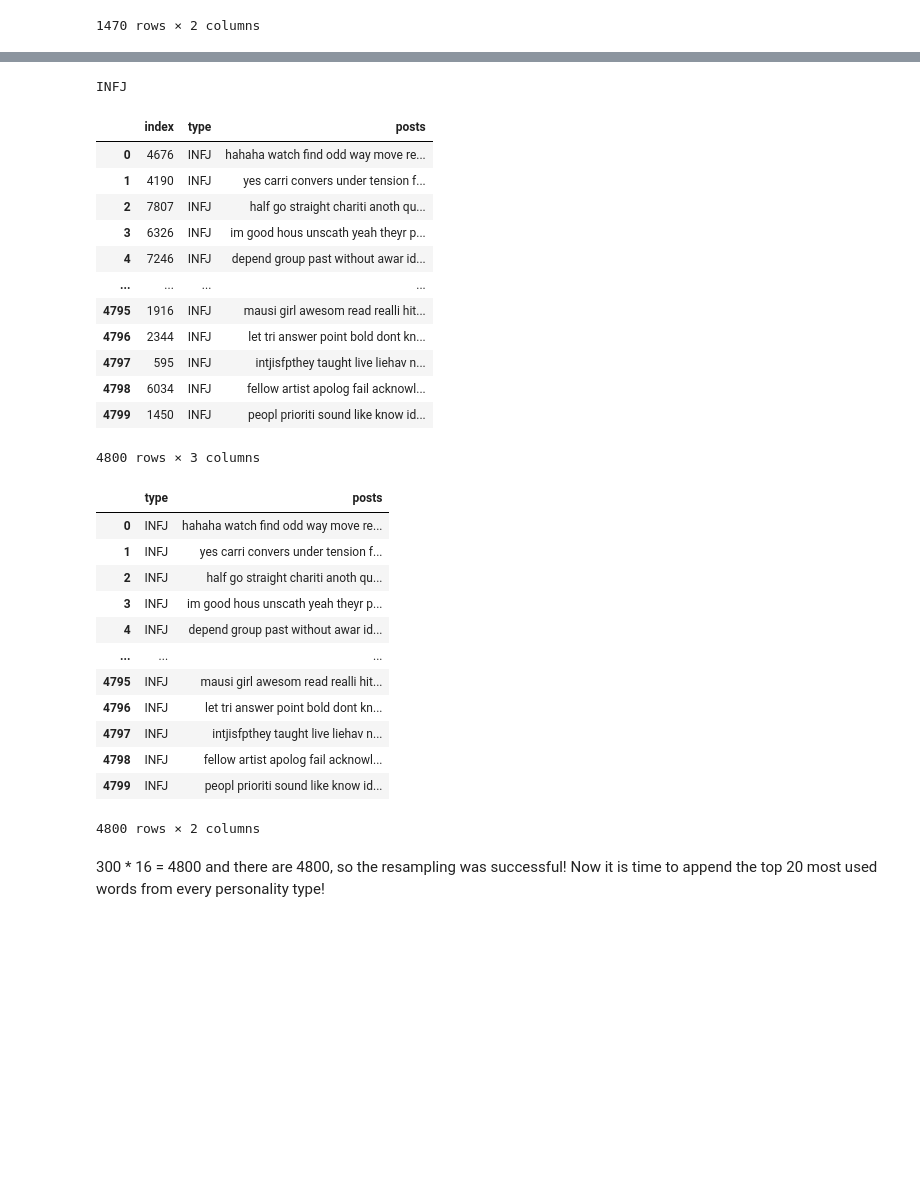
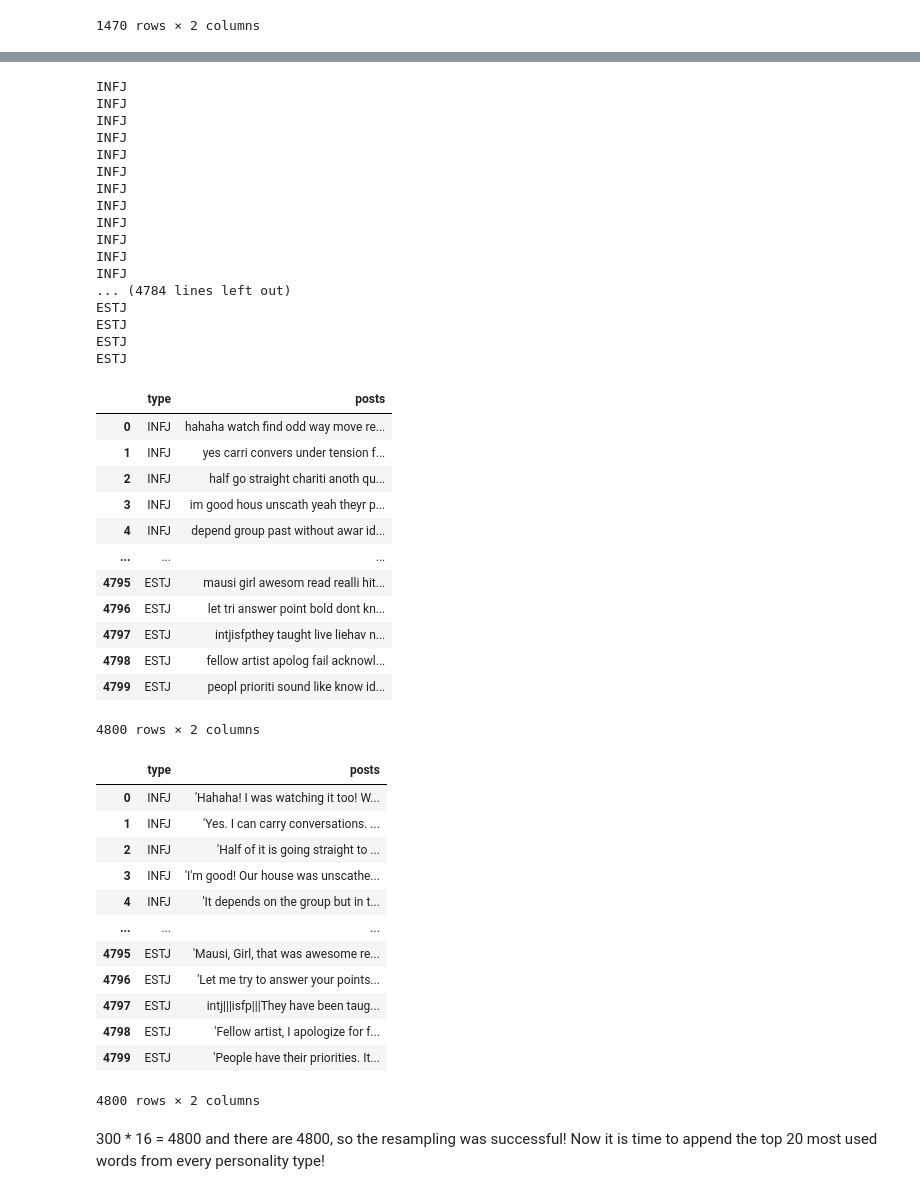
Before and after one commit to MikeDub1/TinderCloneWithML, a Jupyter notebook: BackEndStuff/AI/PreprocessingPersonalityClassifier-Ciara.ipynb, the cells around one changed output, grey strips where cells are left out. Cells and saved outputs as stored; diff of their text form; code cells hidden in the pictures; blank space fills up the shorter version.

```diff
--- a/BackEndStuff/AI/PreprocessingPersonalityClassifier-Ciara.ipynb
+++ b/BackEndStuff/AI/PreprocessingPersonalityClassifier-Ciara.ipynb
@@ -482,55 +498,73 @@ df_resampled = df_resampled.reset_index()
 # %%
 def preprocess_df(df_personality):
 
     length = len(df_personality.index)
-    personality = df_personality.at[0, 'type']
-    print(personality)
+
 
     for post in range(length):
         entry = df_personality['posts'].iloc[post]
+        personality = df_personality['type'].iloc[post]
+        print(personality)
+
         p_entry = preprocess(entry)
 
 
 
         df_personality.at[post,'posts'] = p_entry
         df_personality.at[post, 'type'] = personality
 
 
     return df_personality
 
 df_resampled = preprocess_df(df_resampled)
 df_resampled
 # %% [output]
 INFJ
+INFJ
+INFJ
+INFJ
+INFJ
+INFJ
+INFJ
+INFJ
+INFJ
+INFJ
+INFJ
+INFJ
+... (4784 lines left out)
+ESTJ
+ESTJ
+ESTJ
+ESTJ
-|  | index | type | posts |
-| 0 | 4676 | INFJ | hahaha watch find odd way move re... |
-| 1 | 4190 | INFJ | yes carri convers under tension f... |
-| 2 | 7807 | INFJ | half go straight chariti anoth qu... |
-| 3 | 6326 | INFJ | im good hous unscath yeah theyr p... |
-| 4 | 7246 | INFJ | depend group past without awar id... |
-| ... | ... | ... | ... |
-| 4795 | 1916 | INFJ | mausi girl awesom read realli hit... |
-| 4796 | 2344 | INFJ | let tri answer point bold dont kn... |
-| 4797 | 595 | INFJ | intjisfpthey taught live liehav n... |
-| 4798 | 6034 | INFJ | fellow artist apolog fail acknowl... |
-| 4799 | 1450 | INFJ | peopl prioriti sound like know id... |
+|  | type | posts |
+| 0 | INFJ | hahaha watch find odd way move re... |
+| 1 | INFJ | yes carri convers under tension f... |
+| 2 | INFJ | half go straight chariti anoth qu... |
+| 3 | INFJ | im good hous unscath yeah theyr p... |
+| 4 | INFJ | depend group past without awar id... |
+| ... | ... | ... |
+| 4795 | ESTJ | mausi girl awesom read realli hit... |
+| 4796 | ESTJ | let tri answer point bold dont kn... |
+| 4797 | ESTJ | intjisfpthey taught live liehav n... |
+| 4798 | ESTJ | fellow artist apolog fail acknowl... |
+| 4799 | ESTJ | peopl prioriti sound like know id... |
-4800 rows × 3 columns
+4800 rows × 2 columns
 # %%
 df_resampled = df_resampled.drop(['index'], axis=1)
 df_resampled
 # %% [output]
 |  | type | posts |
-| 0 | INFJ | hahaha watch find odd way move re... |
-| 1 | INFJ | yes carri convers under tension f... |
-| 2 | INFJ | half go straight chariti anoth qu... |
-| 3 | INFJ | im good hous unscath yeah theyr p... |
-| 4 | INFJ | depend group past without awar id... |
+| 0 | INFJ | 'Hahaha! I was watching it too! W... |
+| 1 | INFJ | 'Yes. I can carry conversations. ... |
+| 2 | INFJ | 'Half of it is going straight to ... |
+| 3 | INFJ | 'I'm good! Our house was unscathe... |
+| 4 | INFJ | 'It depends on the group but in t... |
 | ... | ... | ... |
-| 4795 | INFJ | mausi girl awesom read realli hit... |
-| 4796 | INFJ | let tri answer point bold dont kn... |
-| 4797 | INFJ | intjisfpthey taught live liehav n... |
-| 4798 | INFJ | fellow artist apolog fail acknowl... |
-| 4799 | INFJ | peopl prioriti sound like know id... |
+| 4795 | ESTJ | 'Mausi, Girl, that was awesome re... |
+| 4796 | ESTJ | 'Let me try to answer your points... |
+| 4797 | ESTJ | intj|||isfp|||They have been taug... |
+| 4798 | ESTJ | 'Fellow artist, I apologize for f... |
+| 4799 | ESTJ | 'People have their priorities. It... |
 4800 rows × 2 columns
 # %% [markdown]
 300 * 16 = 4800 and there are 4800, so the resampling was successful! Now it is time to append the top 20 most used words from every personality type!
```
Also changed, not shown: parts of 7 cells of this notebook, 8 other files.
